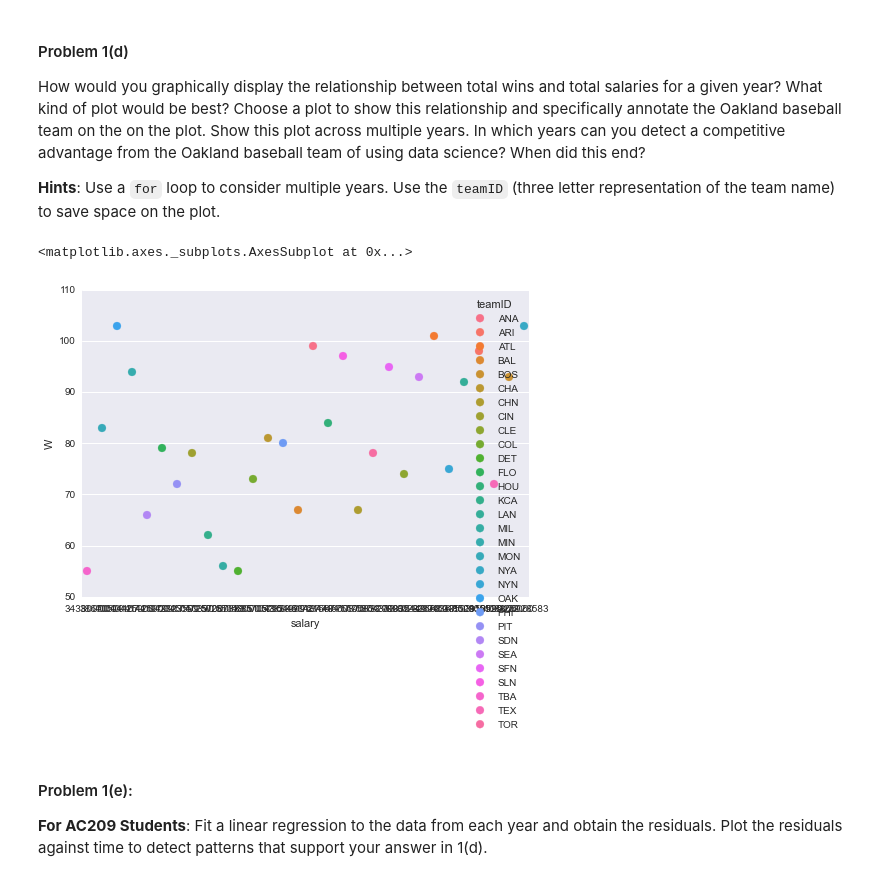
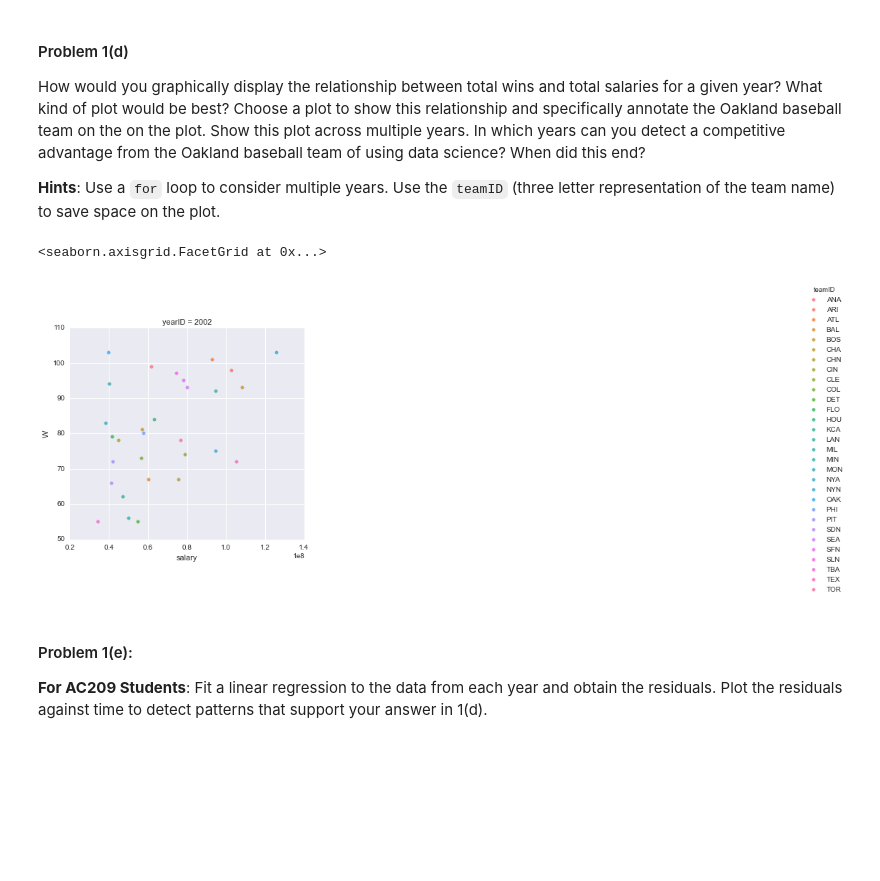
Before and after one commit to SurShank/cs109-1, a Jupyter notebook: HW1.ipynb, the cells around one changed output. Cells and saved outputs as stored; diff of their text form; code cells hidden in the pictures; blank space fills up the shorter version.

```diff
--- a/HW1.ipynb
+++ b/HW1.ipynb
@@ -156,11 +157,14 @@ How would you graphically display the relationship between total wins and total
 # %%
 import seaborn as sns
 
-grouped = salary_wins.groupby(by=['yearID', 'teamID'], as_index=False).agg({'salary' : np.sum, 'W' : np.mean})
-sns.pointplot('salary', 'W', data=grouped[grouped['yearID'] == 2002], hue='teamID')
+#grouped = salary_wins.groupby(by=['yearID', 'teamID'], as_index=False).agg({'salary' : np.sum, 'W' : np.mean})
-# %% [output]
-<matplotlib.axes._subplots.AxesSubplot at 0x...>
-[figure, removed]
+# %%
+sns.lmplot('salary', 'W', hue='teamID', col='yearID', col_wrap=3,
+           data=salary_wins[salary_wins.yearID == 2002],
+           fit_reg=False)
+# %% [output]
+<seaborn.axisgrid.FacetGrid at 0x...>
+[figure, added]
 # %% [markdown]
 #### Problem 1(e):
 
```
Also changed, not shown: parts of 4 cells of this notebook.
